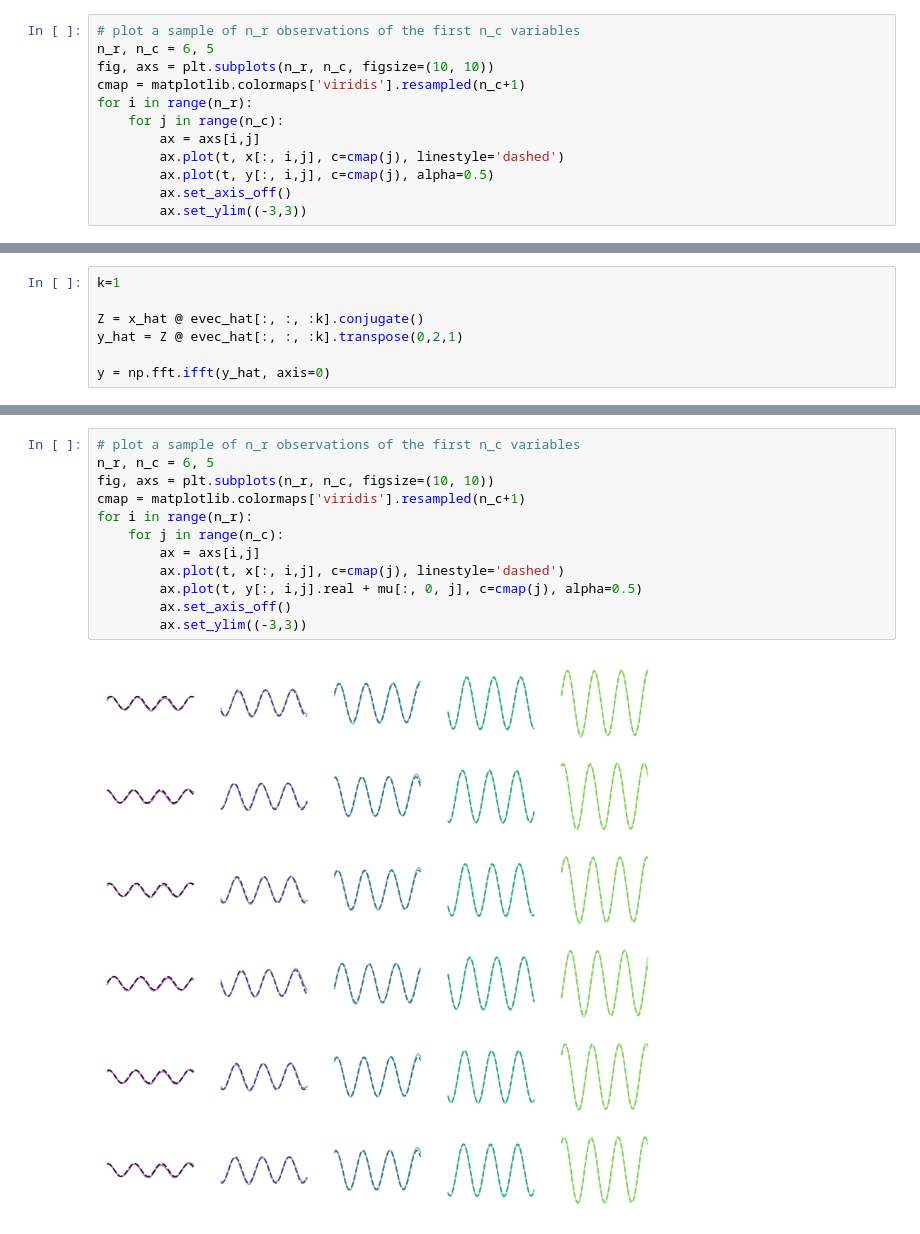
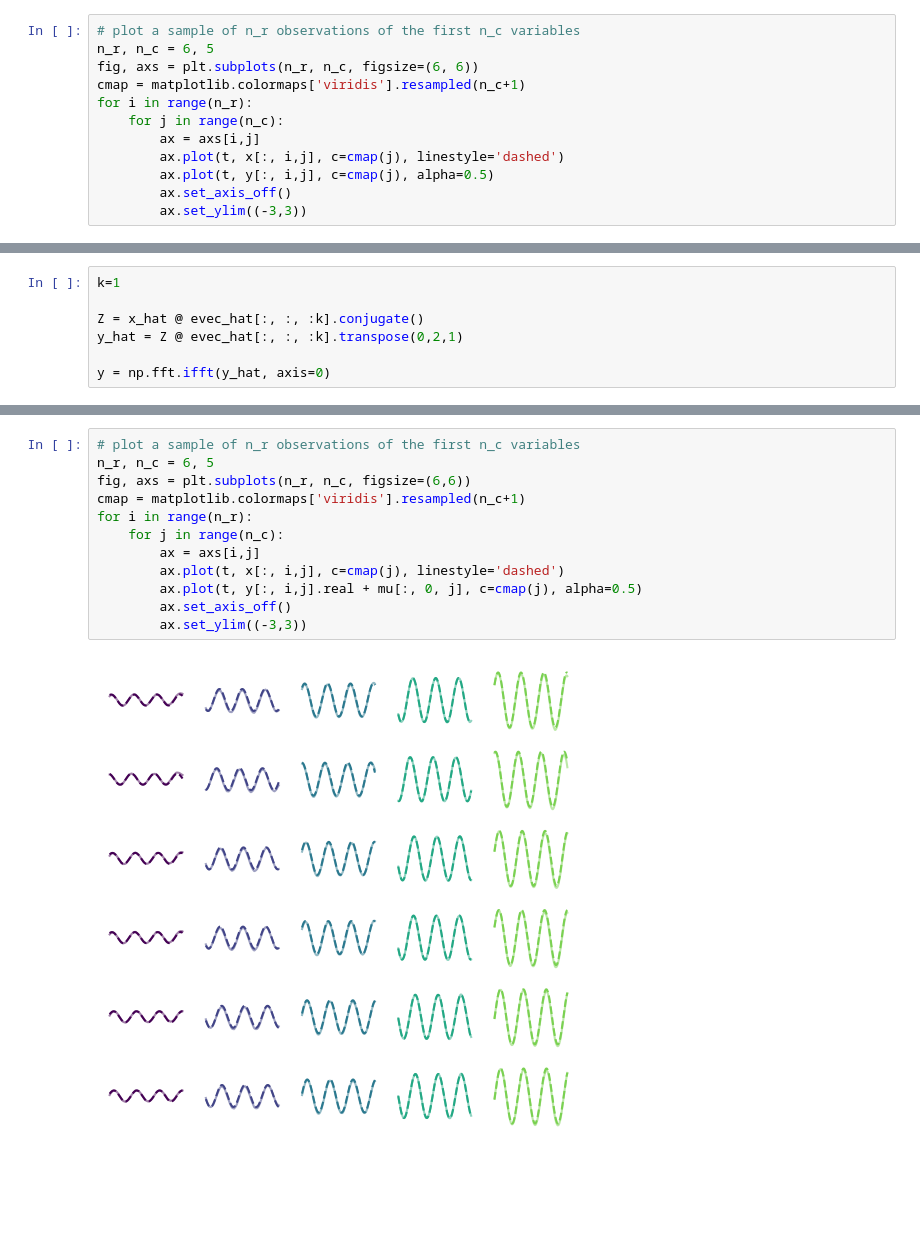
Before and after one commit to dani2442/Functional-Data-Analysis, a Jupyter notebook: notebooks/ffpca.ipynb, the cells around one changed output, grey strips where cells are left out. Drawn from its saved outputs; the diff is of its cells as text; blank space fills up the shorter version.

Commit message:
new plot

```diff
--- a/notebooks/ffpca.ipynb
+++ b/notebooks/ffpca.ipynb
@@ -101,7 +100,7 @@ Mean Square Error  0.08203110134796453
 # %%
 # plot a sample of n_r observations of the first n_c variables
 n_r, n_c = 6, 5
-fig, axs = plt.subplots(n_r, n_c, figsize=(10, 10))
+fig, axs = plt.subplots(n_r, n_c, figsize=(6, 6))
 cmap = matplotlib.colormaps['viridis'].resampled(n_c+1)
 for i in range(n_r):
     for j in range(n_c):
@@ -138,14 +137,14 @@ Mean Square Error in Real domain:  0.0008137022764145411
 # %%
 # plot a sample of n_r observations of the first n_c variables
 n_r, n_c = 6, 5
-fig, axs = plt.subplots(n_r, n_c, figsize=(10, 10))
+fig, axs = plt.subplots(n_r, n_c, figsize=(6,6))
 cmap = matplotlib.colormaps['viridis'].resampled(n_c+1)
 for i in range(n_r):
     for j in range(n_c):
         ax = axs[i,j]
         ax.plot(t, x[:, i,j], c=cmap(j), linestyle='dashed')
         ax.plot(t, y[:, i,j].real + mu[:, 0, j], c=cmap(j), alpha=0.5)
         ax.set_axis_off()
         ax.set_ylim((-3,3))
 # %% [output]
-[figure, old version]
+[figure, new version]
```
Also changed, not shown: parts of 8 cells of this notebook, 2 other files.
